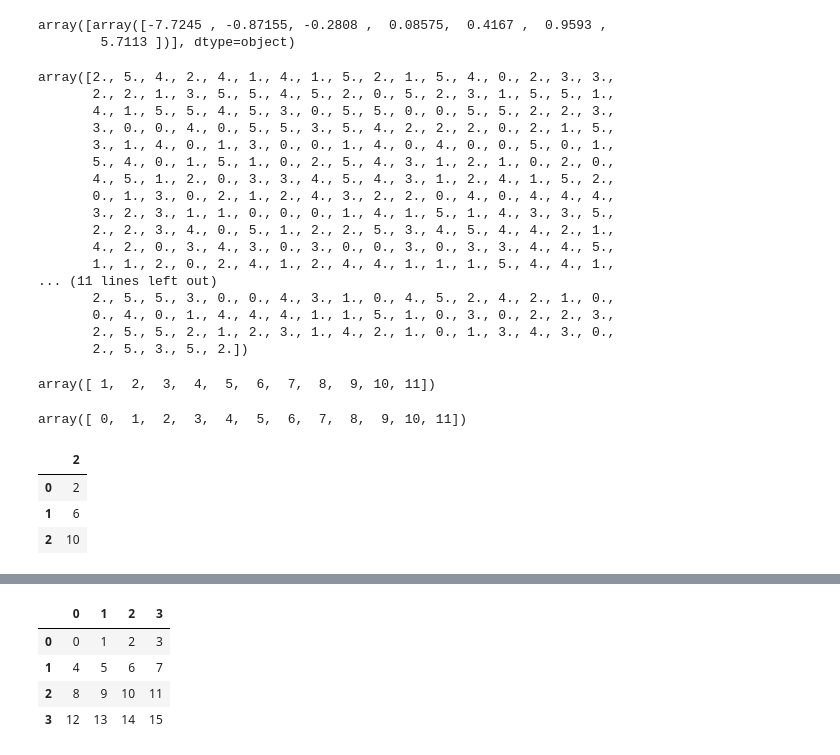
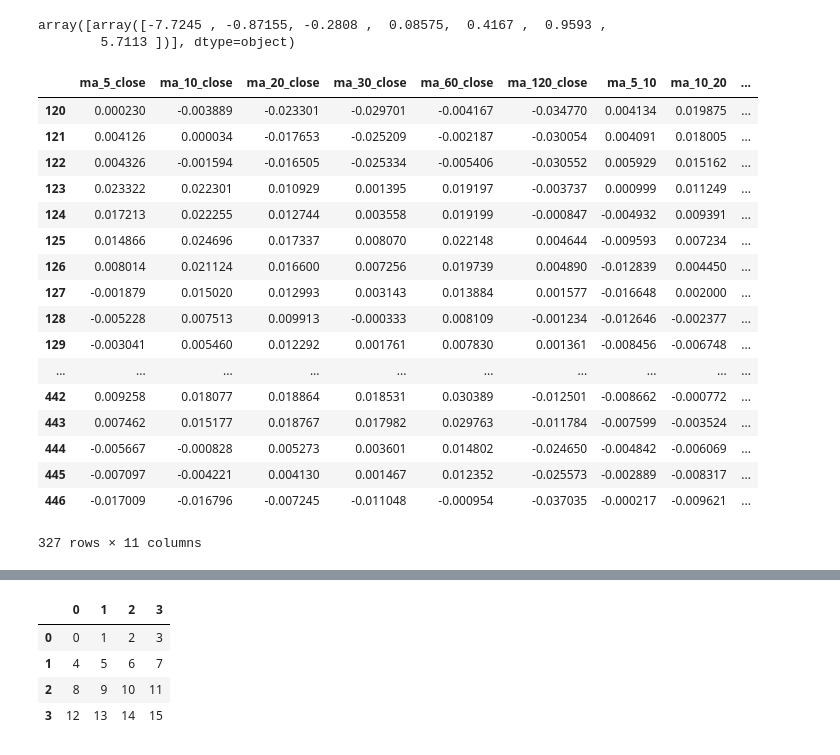
Before and after one commit to digu1216/quantBigA, a Jupyter notebook: jupyter_notebook/stock.ipynb, the cells around one changed output, grey strips where cells are left out. Drawn from its saved outputs; the diff is of its cells as text; code cells hidden in the pictures.

```diff
--- a/jupyter_notebook/stock.ipynb
+++ b/jupyter_notebook/stock.ipynb
@@ -75,35 +73,37 @@ df_index_sh_y = res[1:]
-# %%
-df_index_sh_y
-# %% [output]
-array([2., 5., 4., 2., 4., 1., 4., 1., 5., 2., 1., 5., 4., 0., 2., 3., 3.,
-       2., 2., 1., 3., 5., 5., 4., 5., 2., 0., 5., 2., 3., 1., 5., 5., 1.,
-       4., 1., 5., 5., 4., 5., 3., 0., 5., 5., 0., 0., 5., 5., 2., 2., 3.,
-       3., 0., 0., 4., 0., 5., 5., 3., 5., 4., 2., 2., 2., 0., 2., 1., 5.,
-       3., 1., 4., 0., 1., 3., 0., 0., 1., 4., 0., 4., 0., 0., 5., 0., 1.,
-       5., 4., 0., 1., 5., 1., 0., 2., 5., 4., 3., 1., 2., 1., 0., 2., 0.,
-       4., 5., 1., 2., 0., 3., 3., 4., 5., 4., 3., 1., 2., 4., 1., 5., 2.,
-       0., 1., 3., 0., 2., 1., 2., 4., 3., 2., 2., 0., 4., 0., 4., 4., 4.,
-       3., 2., 3., 1., 1., 0., 0., 0., 1., 4., 1., 5., 1., 4., 3., 3., 5.,
-       2., 2., 3., 4., 0., 5., 1., 2., 2., 5., 3., 4., 5., 4., 4., 2., 1.,
-       4., 2., 0., 3., 4., 3., 0., 3., 0., 0., 3., 0., 3., 3., 4., 4., 5.,
-       1., 1., 2., 0., 2., 4., 1., 2., 4., 4., 1., 1., 1., 5., 4., 4., 1.,
-... (11 lines left out)
-       2., 5., 5., 3., 0., 0., 4., 3., 1., 0., 4., 5., 2., 4., 2., 1., 0.,
-       0., 4., 0., 1., 4., 4., 4., 1., 1., 5., 1., 0., 3., 0., 2., 2., 3.,
-       2., 5., 5., 2., 1., 2., 3., 1., 4., 2., 1., 0., 1., 3., 4., 3., 0.,
-       2., 5., 3., 5., 2.])
-# %%
-arr1
-# %% [output]
-array([ 1,  2,  3,  4,  5,  6,  7,  8,  9, 10, 11])
-# %%
-arr
-# %% [output]
-array([ 0,  1,  2,  3,  4,  5,  6,  7,  8,  9, 10, 11])
-# %%
-df.iloc[:-1, df.columns.isin(['2'])]
-# %% [output]
-|  | 2 |
-| 0 | 2 |
-| 1 | 6 |
-| 2 | 10 |
+# %%
+df_index_sh_X.loc[:, 'ma_5_'] = df_index_sh_X.loc[:, 'close'] - df_index_sh_X.loc[:, 'ma_5']
+# %%
+df_index_sh_X.head()
+df_index_sh_X.loc[:,'ma_5_close'] = (df_index_sh_X.loc[:, 'ma_5'] - df_index_sh_X.loc[:, 'close']) / df_index_sh_X.loc[:, 'close']
+df_index_sh_X.loc[:,'ma_10_close'] = (df_index_sh_X.loc[:, 'ma_10'] - df_index_sh_X.loc[:, 'close']) / df_index_sh_X.loc[:, 'close']
+df_index_sh_X.loc[:,'ma_20_close'] = (df_index_sh_X.loc[:, 'ma_20'] - df_index_sh_X.loc[:, 'close']) / df_index_sh_X.loc[:, 'close']
+df_index_sh_X.loc[:,'ma_30_close'] = (df_index_sh_X.loc[:, 'ma_30'] - df_index_sh_X.loc[:, 'close']) / df_index_sh_X.loc[:, 'close']
+df_index_sh_X.loc[:,'ma_60_close'] = (df_index_sh_X.loc[:, 'ma_60'] - df_index_sh_X.loc[:, 'close']) / df_index_sh_X.loc[:, 'close']
+df_index_sh_X.loc[:,'ma_120_close'] = (df_index_sh_X.loc[:, 'ma_120'] - df_index_sh_X.loc[:, 'close']) / df_index_sh_X.loc[:, 'close']
+df_index_sh_X.loc[:,'ma_5_10'] = (df_index_sh_X.loc[:, 'ma_5'] - df_index_sh_X.loc[:, 'ma_10']) / df_index_sh_X.loc[:, 'ma_10']
+df_index_sh_X.loc[:,'ma_10_20'] = (df_index_sh_X.loc[:, 'ma_10'] - df_index_sh_X.loc[:, 'ma_20']) / df_index_sh_X.loc[:, 'ma_20']
+df_index_sh_X.loc[:,'ma_20_30'] = (df_index_sh_X.loc[:, 'ma_20'] - df_index_sh_X.loc[:, 'ma_30']) / df_index_sh_X.loc[:, 'ma_30']
+df_index_sh_X.loc[:,'ma_30_60'] = (df_index_sh_X.loc[:, 'ma_30'] - df_index_sh_X.loc[:, 'ma_60']) / df_index_sh_X.loc[:, 'ma_60']
+df_index_sh_X.loc[:,'ma_60_120'] = (df_index_sh_X.loc[:, 'ma_60'] - df_index_sh_X.loc[:, 'ma_120']) / df_index_sh_X.loc[:, 'ma_120']
+df_X = df_index_sh_X.loc[:, ['ma_5_close', 'ma_10_close', 'ma_20_close', 'ma_30_close', 'ma_60_close', 'ma_120_close', 'ma_5_10', 'ma_10_20', 'ma_20_30', 'ma_30_60', 'ma_60_120']]
+df_X = df_X.iloc[120:, :]
+df_X
+# %% [output]
+|  | ma_5_close | ma_10_close | ma_20_close | ma_30_close | ma_60_close | ma_120_close | ma_5_10 | ma_10_20 | ... |
+| 120 | 0.000230 | -0.003889 | -0.023301 | -0.029701 | -0.004167 | -0.034770 | 0.004134 | 0.019875 | ... |
+| 121 | 0.004126 | 0.000034 | -0.017653 | -0.025209 | -0.002187 | -0.030054 | 0.004091 | 0.018005 | ... |
+| 122 | 0.004326 | -0.001594 | -0.016505 | -0.025334 | -0.005406 | -0.030552 | 0.005929 | 0.015162 | ... |
+| 123 | 0.023322 | 0.022301 | 0.010929 | 0.001395 | 0.019197 | -0.003737 | 0.000999 | 0.011249 | ... |
+| 124 | 0.017213 | 0.022255 | 0.012744 | 0.003558 | 0.019199 | -0.000847 | -0.004932 | 0.009391 | ... |
+| 125 | 0.014866 | 0.024696 | 0.017337 | 0.008070 | 0.022148 | 0.004644 | -0.009593 | 0.007234 | ... |
+| 126 | 0.008014 | 0.021124 | 0.016600 | 0.007256 | 0.019739 | 0.004890 | -0.012839 | 0.004450 | ... |
+| 127 | -0.001879 | 0.015020 | 0.012993 | 0.003143 | 0.013884 | 0.001577 | -0.016648 | 0.002000 | ... |
+| 128 | -0.005228 | 0.007513 | 0.009913 | -0.000333 | 0.008109 | -0.001234 | -0.012646 | -0.002377 | ... |
+| 129 | -0.003041 | 0.005460 | 0.012292 | 0.001761 | 0.007830 | 0.001361 | -0.008456 | -0.006748 | ... |
+| ... | ... | ... | ... | ... | ... | ... | ... | ... | ... |
+| 442 | 0.009258 | 0.018077 | 0.018864 | 0.018531 | 0.030389 | -0.012501 | -0.008662 | -0.000772 | ... |
+| 443 | 0.007462 | 0.015177 | 0.018767 | 0.017982 | 0.029763 | -0.011784 | -0.007599 | -0.003524 | ... |
+| 444 | -0.005667 | -0.000828 | 0.005273 | 0.003601 | 0.014802 | -0.024650 | -0.004842 | -0.006069 | ... |
+| 445 | -0.007097 | -0.004221 | 0.004130 | 0.001467 | 0.012352 | -0.025573 | -0.002889 | -0.008317 | ... |
+| 446 | -0.017009 | -0.016796 | -0.007245 | -0.011048 | -0.000954 | -0.037035 | -0.000217 | -0.009621 | ... |
+327 rows × 11 columns
```
Also changed, not shown: parts of 7 cells of this notebook.
